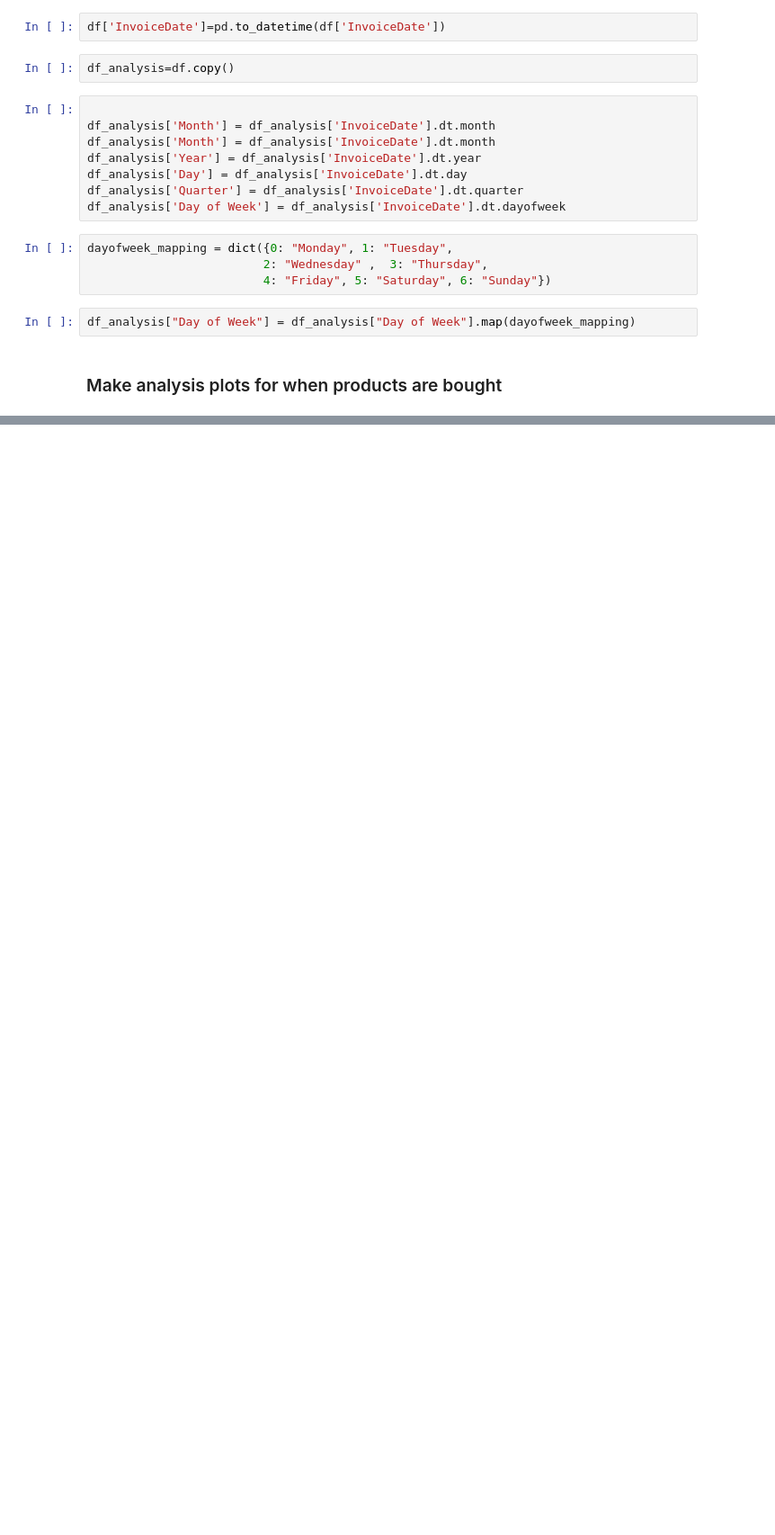
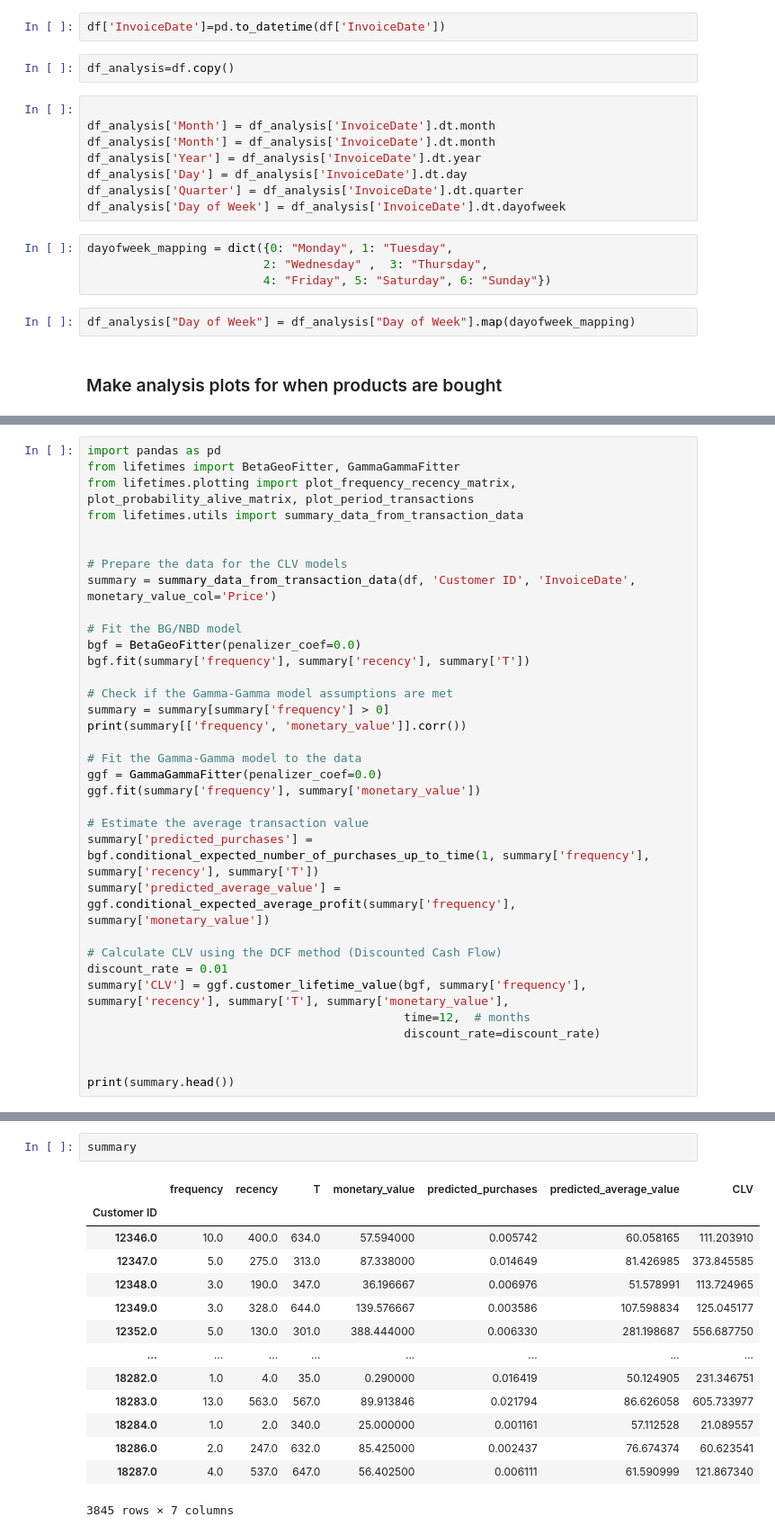
Before and after one commit to saiyam-shah/Customer_Lifetime_Value, a Jupyter notebook: CLV First Draft.ipynb, the cells around one changed output, grey strips where cells are left out. Shown at 90% size. Saved outputs shown, nothing was run; the diff lists cells and outputs as text; blank space fills up the shorter version.

```diff
--- a/CLV First Draft.ipynb
+++ b/CLV First Draft.ipynb
@@ -133,0 +438,34 @@ df_analysis
+# %%
+import pandas as pd
+from lifetimes import BetaGeoFitter, GammaGammaFitter
+from lifetimes.plotting import plot_frequency_recency_matrix, plot_probability_alive_matrix, plot_period_transactions
+from lifetimes.utils import summary_data_from_transaction_data
+
+
+# Prepare the data for the CLV models
+summary = summary_data_from_transaction_data(df, 'Customer ID', 'InvoiceDate', monetary_value_col='Price')
+
+# Fit the BG/NBD model
+bgf = BetaGeoFitter(penalizer_coef=0.0)
+bgf.fit(summary['frequency'], summary['recency'], summary['T'])
+
+# Check if the Gamma-Gamma model assumptions are met
+summary = summary[summary['frequency'] > 0]
+print(summary[['frequency', 'monetary_value']].corr())
+
+# Fit the Gamma-Gamma model to the data
+ggf = GammaGammaFitter(penalizer_coef=0.0)
+ggf.fit(summary['frequency'], summary['monetary_value'])
+
+# Estimate the average transaction value
+summary['predicted_purchases'] = bgf.conditional_expected_number_of_purchases_up_to_time(1, summary['frequency'], summary['recency'], summary['T'])
+summary['predicted_average_value'] = ggf.conditional_expected_average_profit(summary['frequency'], summary['monetary_value'])
+
+# Calculate CLV using the DCF method (Discounted Cash Flow)
+discount_rate = 0.01
+summary['CLV'] = ggf.customer_lifetime_value(bgf, summary['frequency'], summary['recency'], summary['T'], summary['monetary_value'],
+                                             time=12,  # months
+                                             discount_rate=discount_rate)
+
+
+print(summary.head())
@@ -133,0 +491,17 @@ df_analysis
+# %%
+summary
+# %% [output]
+|  | frequency | recency | T | monetary_value | predicted_purchases | predicted_average_value | CLV |
+| Customer ID |  |  |  |  |  |  |  |
+| 12346.0 | 10.0 | 400.0 | 634.0 | 57.594000 | 0.005742 | 60.058165 | 111.203910 |
+| 12347.0 | 5.0 | 275.0 | 313.0 | 87.338000 | 0.014649 | 81.426985 | 373.845585 |
+| 12348.0 | 3.0 | 190.0 | 347.0 | 36.196667 | 0.006976 | 51.578991 | 113.724965 |
+| 12349.0 | 3.0 | 328.0 | 644.0 | 139.576667 | 0.003586 | 107.598834 | 125.045177 |
+| 12352.0 | 5.0 | 130.0 | 301.0 | 388.444000 | 0.006330 | 281.198687 | 556.687750 |
+| ... | ... | ... | ... | ... | ... | ... | ... |
+| 18282.0 | 1.0 | 4.0 | 35.0 | 0.290000 | 0.016419 | 50.124905 | 231.346751 |
+| 18283.0 | 13.0 | 563.0 | 567.0 | 89.913846 | 0.021794 | 86.626058 | 605.733977 |
+| 18284.0 | 1.0 | 2.0 | 340.0 | 25.000000 | 0.001161 | 57.112528 | 21.089557 |
+| 18286.0 | 2.0 | 247.0 | 632.0 | 85.425000 | 0.002437 | 76.674374 | 60.623541 |
+| 18287.0 | 4.0 | 537.0 | 647.0 | 56.402500 | 0.006111 | 61.590999 | 121.867340 |
+3845 rows × 7 columns
```
Also changed, not shown: parts of 20 cells of this notebook.
